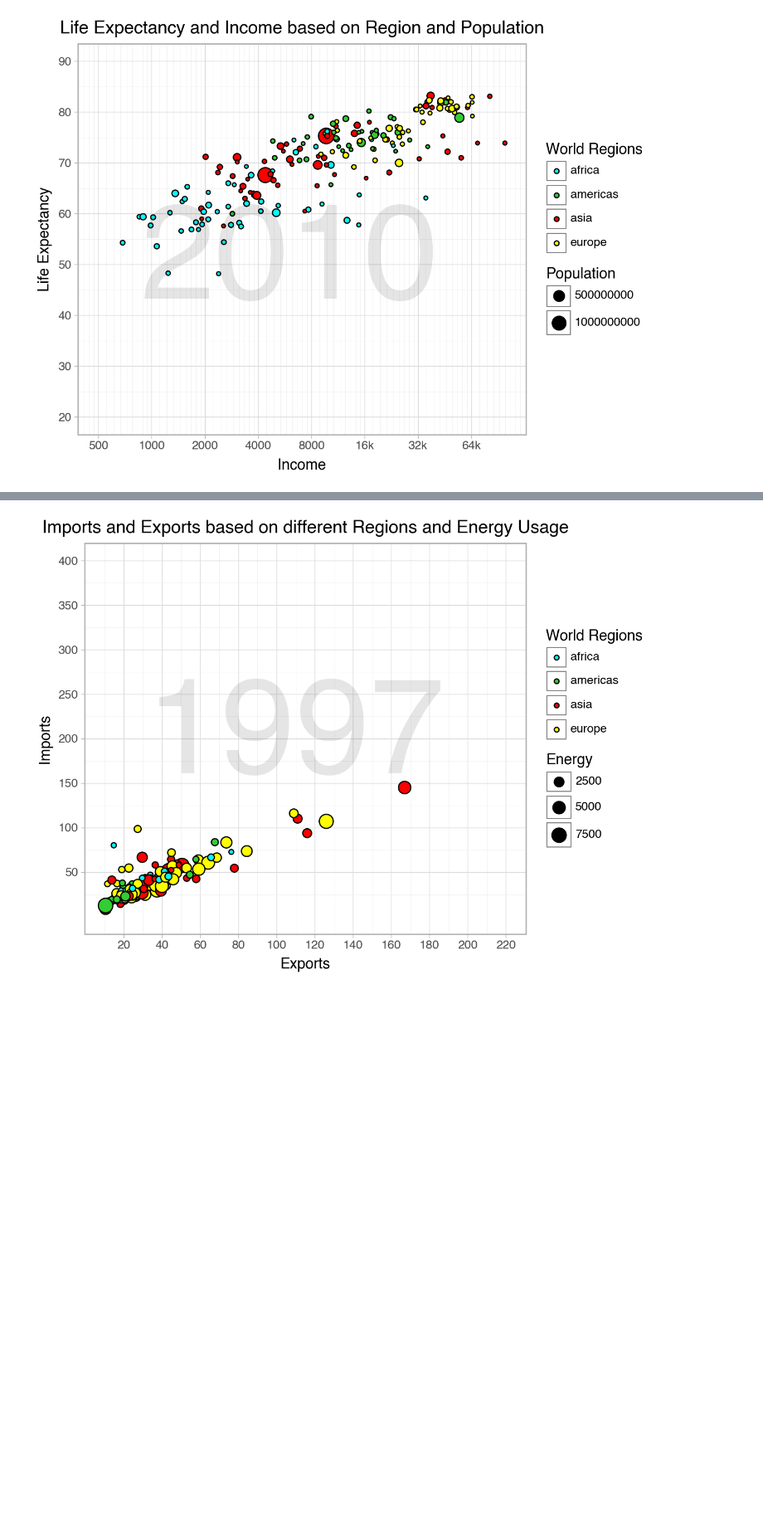
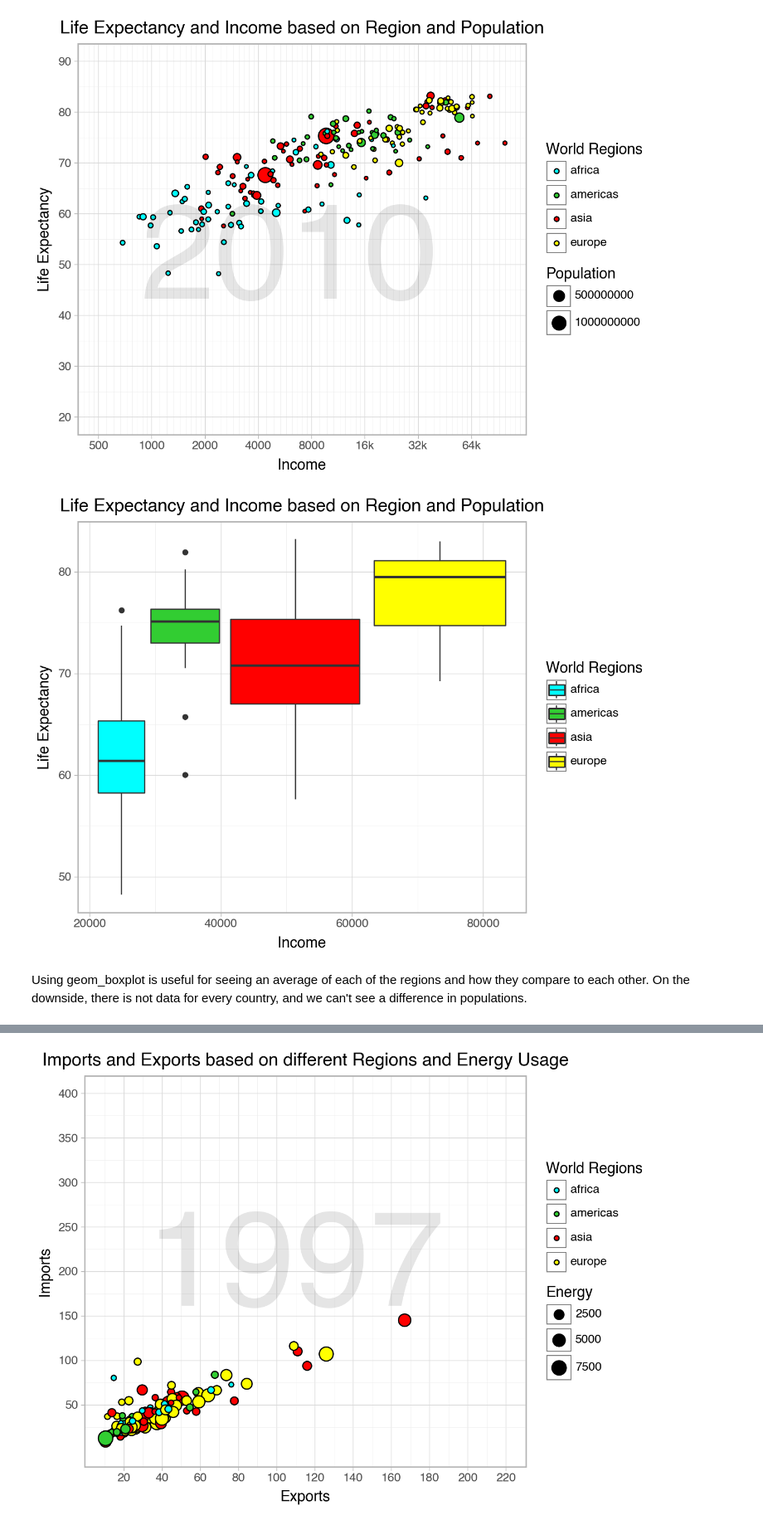
Before and after one commit to wkapner/GSB_544, a Jupyter notebook: Labs/Lab1.ipynb, the cells around one changed output, grey strips where cells are left out. Shown at 83% size. Drawn from its saved outputs; the diff is of its cells as text; code cells hidden in the pictures; blank space fills up the shorter version.

```diff
--- a/Labs/Lab1.ipynb
+++ b/Labs/Lab1.ipynb
@@ -54,3 +78,26 @@ limits= (20,90))
 )
 # %% [output]
 [figure]
+# %%
+#Part 4
+breaks_labs= [500,1000,2000,4000,8000,16000,32000,64000]
+labels_labs = ['500','1000','2000','4000','8000','16k','32k','64k']
+
+
+(
+pt.ggplot(filenew, pt.aes(x= "income", y = "life_exp", fill = "four_regions"))
++pt.geom_boxplot()
++pt.scale_fill_manual(values=["aqua","limegreen","red","yellow"])
++pt.labs(
+    title = 'Life Expectancy and Income based on Region and Population',
+    x = "Income",
+    y= "Life Expectancy",
+    fill = "World Regions",
+    size = "Population"
+)
++pt.theme_light()
+)
+# %% [output]
+[figure, added]
+# %% [markdown]
+Using geom_boxplot is useful for seeing an average of each of the regions and how they compare to each other. On the downside, there is not data for every country, and we can't see a difference in populations.
```
Also changed, not shown: parts of 14 cells of this notebook.
